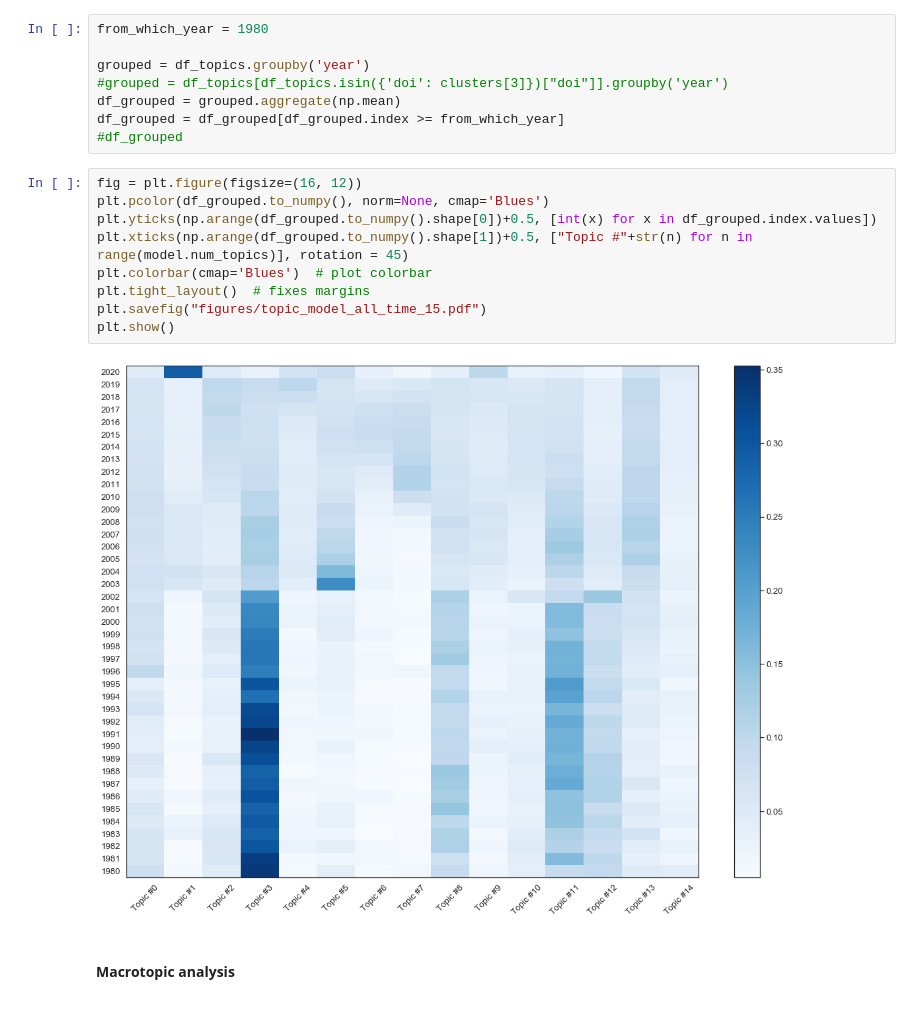
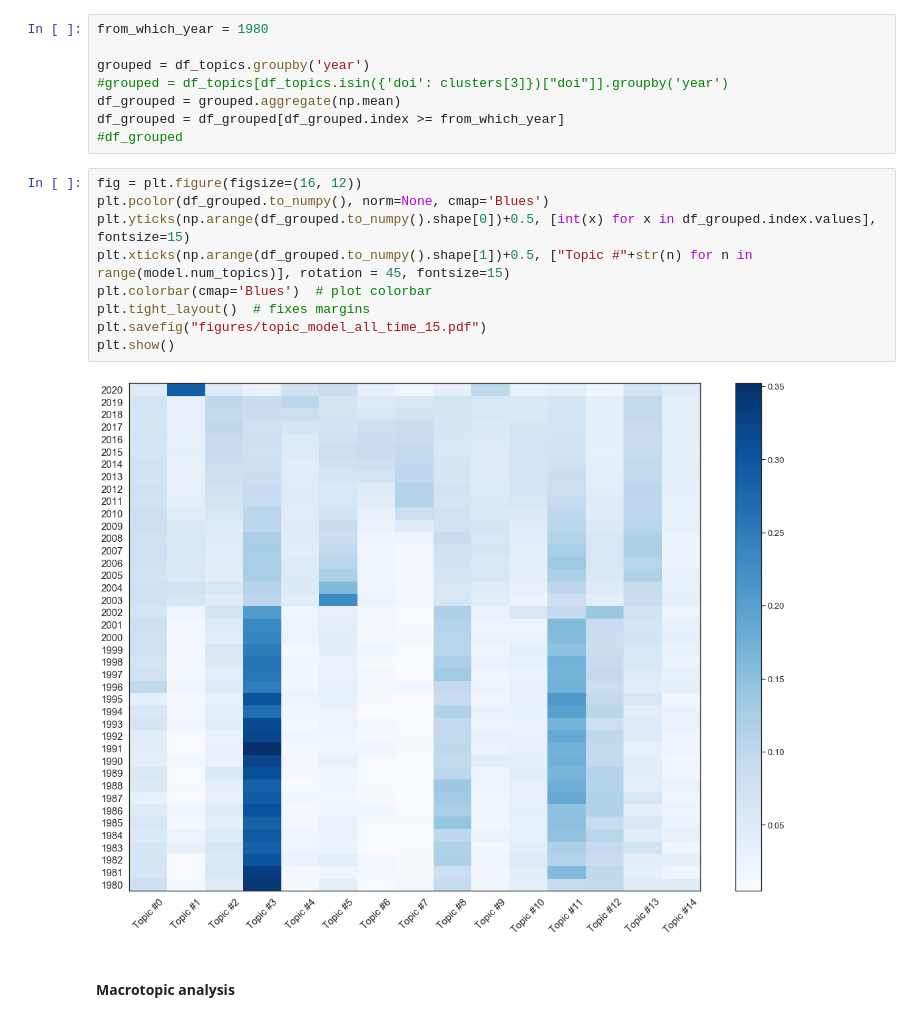
Before and after one commit to CWTSLeiden/cwts_covid, a Jupyter notebook: Notebook_CORD-19_2_text_analysis.ipynb, the cells around one changed output. Drawn from its saved outputs; the diff is of its cells as text.

Commit message:
more plots for revisions

```diff
--- a/Notebook_CORD-19_2_text_analysis.ipynb
+++ b/Notebook_CORD-19_2_text_analysis.ipynb
@@ -281,14 +278,14 @@ df_grouped = df_grouped[df_grouped.index >= from_which_year]
 # %%
 fig = plt.figure(figsize=(16, 12))
 plt.pcolor(df_grouped.to_numpy(), norm=None, cmap='Blues')
-plt.yticks(np.arange(df_grouped.to_numpy().shape[0])+0.5, [int(x) for x in df_grouped.index.values])
-plt.xticks(np.arange(df_grouped.to_numpy().shape[1])+0.5, ["Topic #"+str(n) for n in range(model.num_topics)], rotation = 45)
+plt.yticks(np.arange(df_grouped.to_numpy().shape[0])+0.5, [int(x) for x in df_grouped.index.values], fontsize=15)
+plt.xticks(np.arange(df_grouped.to_numpy().shape[1])+0.5, ["Topic #"+str(n) for n in range(model.num_topics)], rotation = 45, fontsize=15)
 plt.colorbar(cmap='Blues')  # plot colorbar
 plt.tight_layout()  # fixes margins
 plt.savefig("figures/topic_model_all_time_15.pdf")
 plt.show()
 # %% [output]
-[figure, old version]
+[figure, new version]
 # %% [markdown]
 #### Macrotopic analysis
 # %%
```
Also changed, not shown: parts of 7 cells of this notebook.
